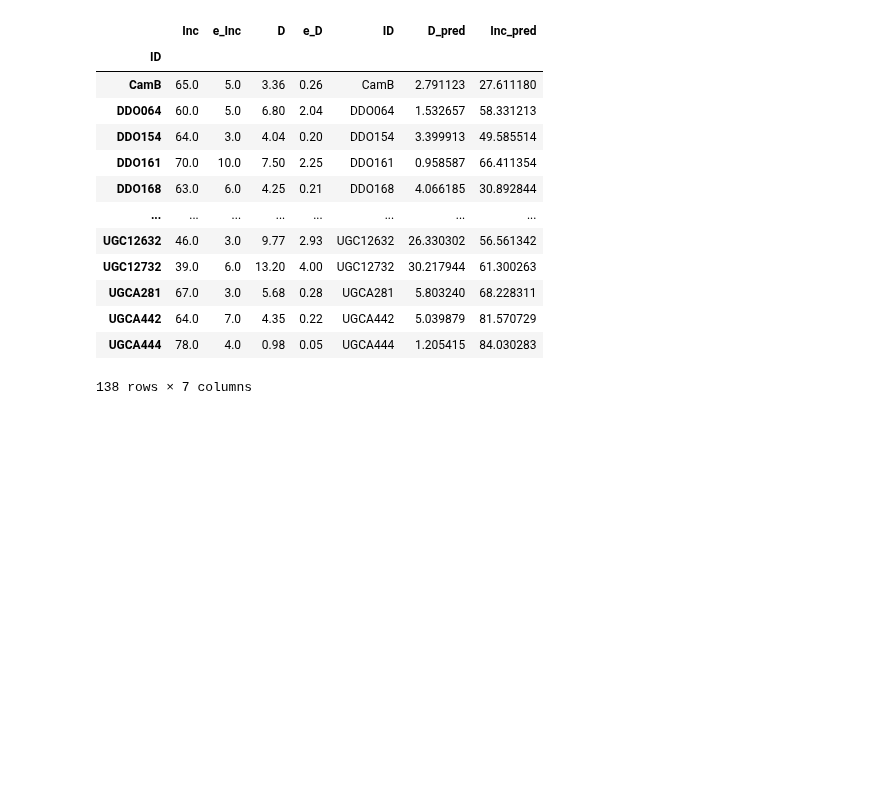
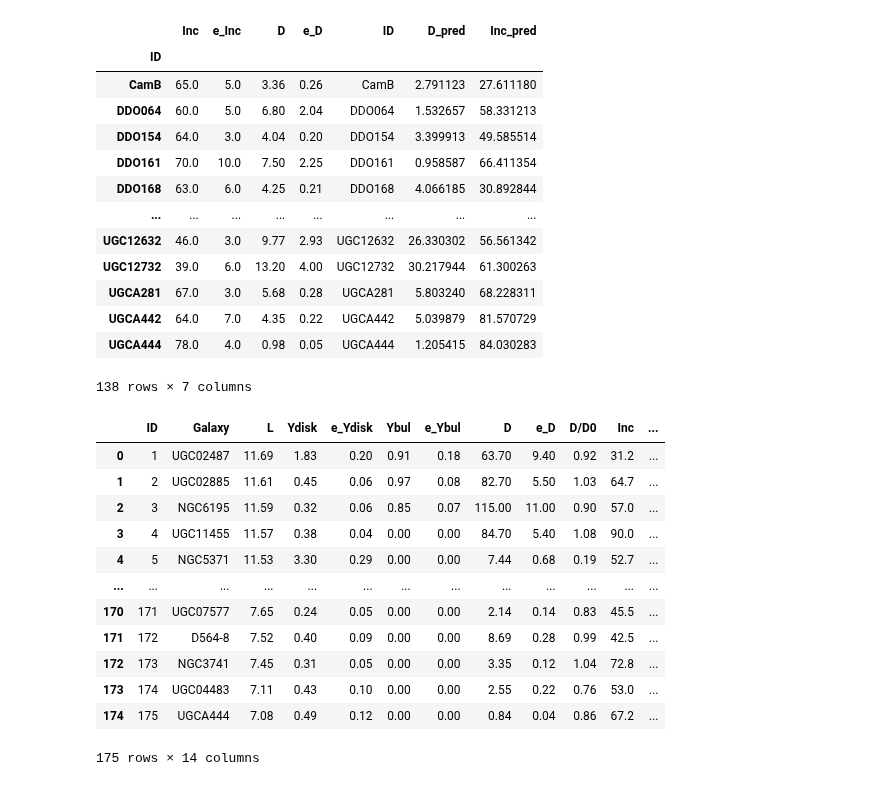
Before and after one commit to timjdavey/galactus, a Jupyter notebook: notebooks/MCMC galaxy.ipynb, the cells around one changed output. Drawn from its saved outputs; the diff is of its cells as text; code cells hidden in the pictures; blank space fills up the shorter version.

```diff
--- a/notebooks/MCMC galaxy.ipynb
+++ b/notebooks/MCMC galaxy.ipynb
@@ -196,0 +199,18 @@ pd.DataFrame(sparc)
+# %%
+rdf = rar_df()
+# %%
+rdf
+# %% [output]
+|  | ID | Galaxy | L | Ydisk | e_Ydisk | Ybul | e_Ybul | D | e_D | D/D0 | Inc | ... |
+| 0 | 1 | UGC02487 | 11.69 | 1.83 | 0.20 | 0.91 | 0.18 | 63.70 | 9.40 | 0.92 | 31.2 | ... |
+| 1 | 2 | UGC02885 | 11.61 | 0.45 | 0.06 | 0.97 | 0.08 | 82.70 | 5.50 | 1.03 | 64.7 | ... |
+| 2 | 3 | NGC6195 | 11.59 | 0.32 | 0.06 | 0.85 | 0.07 | 115.00 | 11.00 | 0.90 | 57.0 | ... |
+| 3 | 4 | UGC11455 | 11.57 | 0.38 | 0.04 | 0.00 | 0.00 | 84.70 | 5.40 | 1.08 | 90.0 | ... |
+| 4 | 5 | NGC5371 | 11.53 | 3.30 | 0.29 | 0.00 | 0.00 | 7.44 | 0.68 | 0.19 | 52.7 | ... |
+| ... | ... | ... | ... | ... | ... | ... | ... | ... | ... | ... | ... | ... |
+| 170 | 171 | UGC07577 | 7.65 | 0.24 | 0.05 | 0.00 | 0.00 | 2.14 | 0.14 | 0.83 | 45.5 | ... |
+| 171 | 172 | D564-8 | 7.52 | 0.40 | 0.09 | 0.00 | 0.00 | 8.69 | 0.28 | 0.99 | 42.5 | ... |
+| 172 | 173 | NGC3741 | 7.45 | 0.31 | 0.05 | 0.00 | 0.00 | 3.35 | 0.12 | 1.04 | 72.8 | ... |
+| 173 | 174 | UGC04483 | 7.11 | 0.43 | 0.10 | 0.00 | 0.00 | 2.55 | 0.22 | 0.76 | 53.0 | ... |
+| 174 | 175 | UGCA444 | 7.08 | 0.49 | 0.12 | 0.00 | 0.00 | 0.84 | 0.04 | 0.86 | 67.2 | ... |
+175 rows × 14 columns
```
Also changed, not shown: parts of 1 cell of this notebook, 7 other files.
